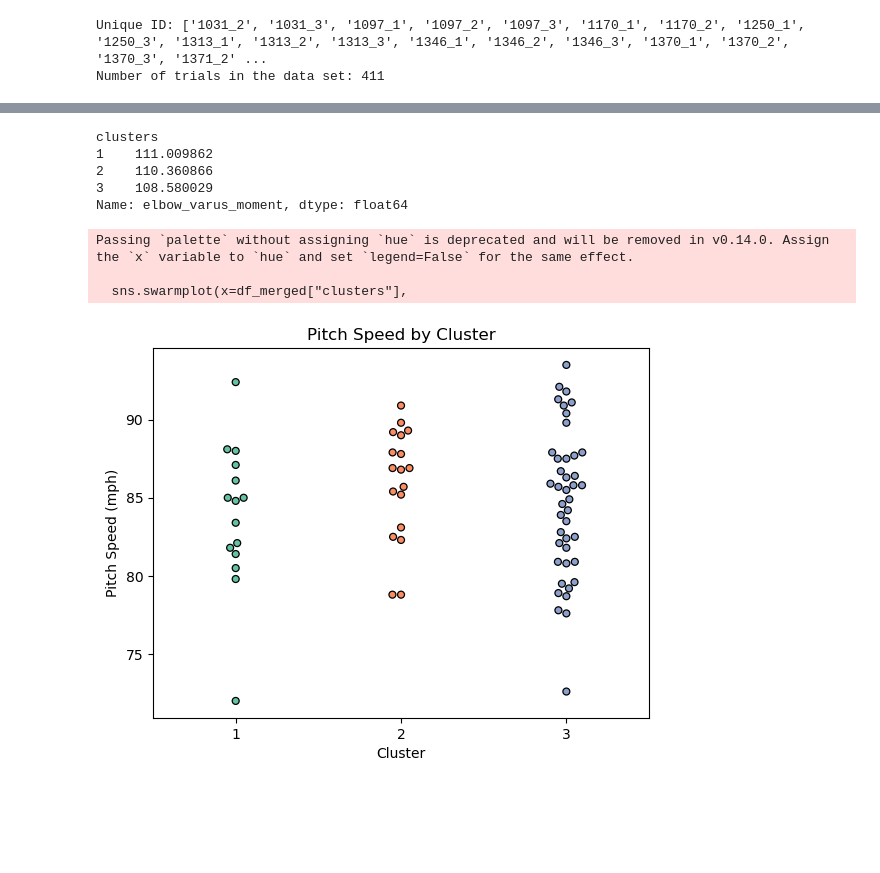
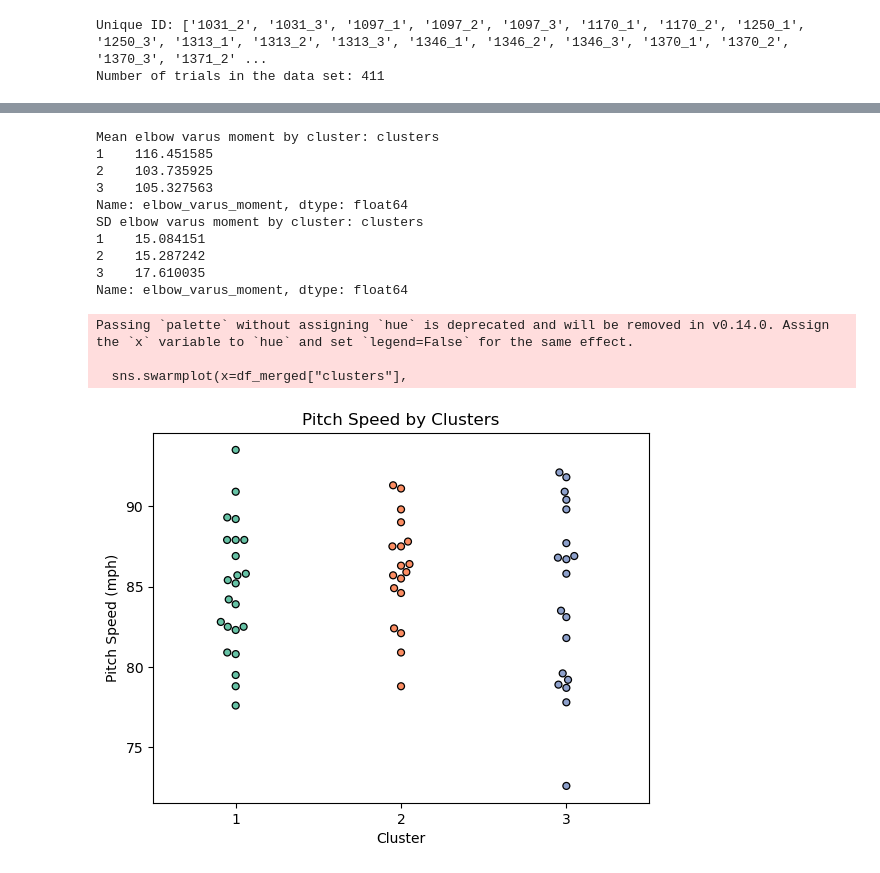
Before and after one commit to yyanagita66/pitching_motion_classification, a Jupyter notebook: coordination_classification.ipynb, the cells around one changed output, grey strips where cells are left out. Cells and saved outputs as stored; diff of their text form; code cells hidden in the pictures; blank space fills up the shorter version.

```diff
--- a/coordination_classification.ipynb
+++ b/coordination_classification.ipynb
@@ -378,4 +424,4 @@ df_clustering_results.head(10)
 # %%
-df_meta = df_meta.drop_duplicates(subset="session")[["session", "session_mass_kg", "session_height_m", "age_yrs", "playing_level","pitch_speed_mph"]]
+df_meta = df_meta.drop_duplicates(subset="session")[["session", "session_mass_kg", "session_height_m", "age_yrs", "playing_level","pitch_speed_mph", "p_throw"]]
 df_meta.head(10)
 # %% [output]
@@ -396,5 +442,6 @@ df_merged = pd.merge(df_clustering_results, df_meta, left_on="session", right_on
 # %%
 elbow_varus_moment = df_point.groupby("session", as_index=False)["elbow_varus_moment"].mean()
 df_merged = pd.merge(df_merged, elbow_varus_moment, left_on="session", right_on="session")
-# %%
-df_merged = df_merged[df_merged["playing_level"] == "college"]
+# %%
+df_clustering_data["session"] = unique_sessions
+df_clustering_data.set_index("session")
@@ -400,0 +467,2 @@ df_merged = df_merged[df_merged["playing_level"] == "college"]
+# %%
+df_merged = pd.merge(df_merged, df_clustering_data, left_on="session", right_on="session")
@@ -405,31 +529,40 @@ Series([], Name: pitch_speed_mph, dtype: float64)
 # %%
-df_merged.groupby("clusters")["elbow_varus_moment"].mean()
+# Calcurate elbow valgus torque mean and SD by clustered groups
+mean = df_merged.groupby("clusters")["elbow_varus_moment"].mean()
+print(f"Mean elbow varus moment by cluster: {mean} ")
+sd = df_merged.groupby("clusters")["elbow_varus_moment"].std()
+print(f"SD elbow varus moment by cluster: {sd} ")
 # %% [output]
-clusters
-1    111.009862
-2    110.360866
-3    108.580029
+Mean elbow varus moment by cluster: clusters
+1    116.451585
+2    103.735925
+3    105.327563
 Name: elbow_varus_moment, dtype: float64
+SD elbow varus moment by cluster: clusters
+1    15.084151
+2    15.287242
+3    17.610035
+Name: elbow_varus_moment, dtype: float64
 # %%
-# plot by cluster
+# plot pitch speed by clusters
 import seaborn as sns
 fig, ax = plt.subplots()
 
 sns.swarmplot(x=df_merged["clusters"],
               y=df_merged["pitch_speed_mph"],
               ax=ax,
               palette='Set2', # Point color
               edgecolor='black', # Edge color
               linewidth=0.9, # Edge size
                 )
 
 plt.xlabel('Cluster')
 plt.ylabel('Pitch Speed (mph)')
-plt.title("Pitch Speed by Cluster")
+plt.title("Pitch Speed by Clusters")
 plt.show()
 # %% [output]
 Passing `palette` without assigning `hue` is deprecated and will be removed in v0.14.0. Assign the `x` variable to `hue` and set `legend=False` for the same effect.
 
   sns.swarmplot(x=df_merged["clusters"],
-[figure, old version]
+[figure, new version]
 # %%
```
Also changed, not shown: parts of 74 cells of this notebook.
